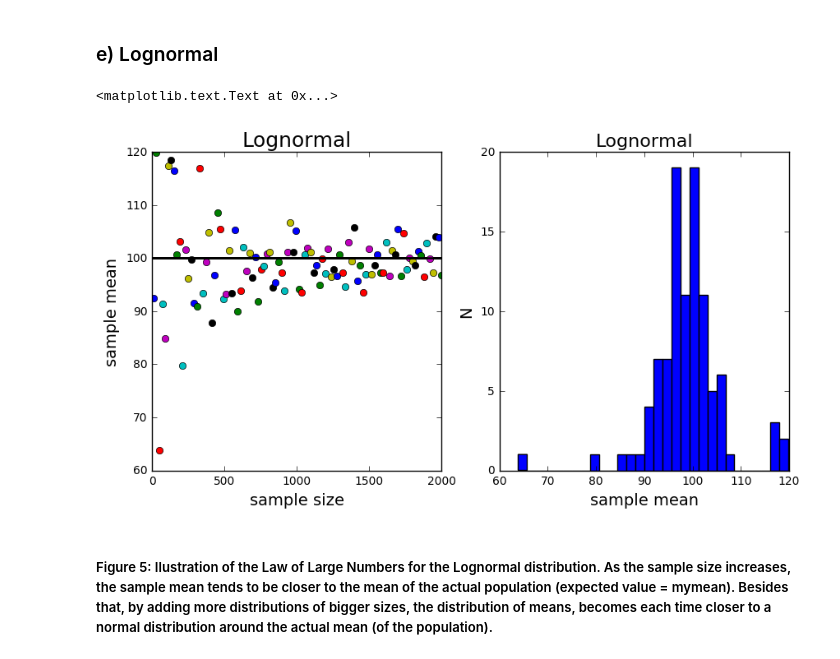
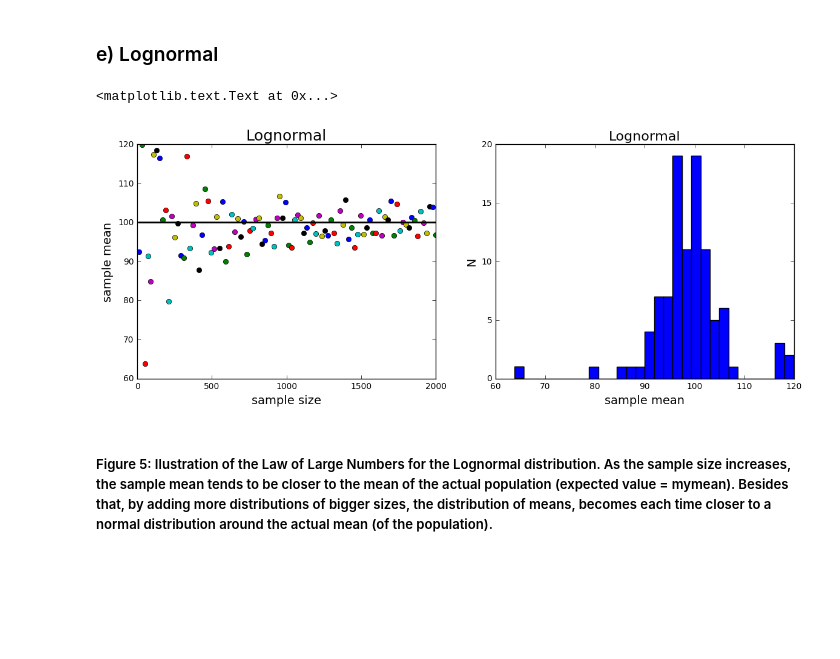
Before and after one commit to victorsette/PUI2016_vsg247, a Jupyter notebook: HW3_vsg247/HW3_1_vsg247.ipynb, the cells around one changed output. Cells and saved outputs as stored; diff of their text form; code cells hidden in the pictures; blank space fills up the shorter version.

```diff
--- a/HW3_vsg247/HW3_1_vsg247.ipynb
+++ b/HW3_vsg247/HW3_1_vsg247.ipynb
@@ -37,7 +37,7 @@ for n in mysize:
     md['chisq'][n] = np.random.chisquare(df, size = n)
 
 md['chisq']['means'] = {}
-axchisq_mu_n = pl.figure(figsize=(10,5)).add_subplot(121)
+axchisq_mu_n = pl.figure(figsize=(14,5)).add_subplot(121)
 
 for nn in mysize:
     md['chisq']['means'][nn] = md['chisq'][nn].mean()
@@ -52,7 +52,4 @@ count, bins, patches = pl.hist(md['chisq']['means'].values(),bins=30)
 pl.title('Chi squared', fontsize=16)
 pl.xlabel('sample mean', fontsize = 14)
 pl.ylabel('N', fontsize = 14)
-vmeans = np.array(md['chisq']['means'].values())
-y = max(count) * mlab.normpdf(bins, vmeans.mean(), vmeans.std())
-pl.plot(bins, y, 'r--')
 # %% [output]
@@ -83,7 +75,7 @@ for n in mysize:
     md['pois'][n] = np.random.poisson(lam, size = n)
 
 md['pois']['means'] = {}
-axpois_mu_n = pl.figure(figsize=(10,5)).add_subplot(121)
+axpois_mu_n = pl.figure(figsize=(14,5)).add_subplot(121)
 
 for nn in mysize:
     md['pois']['means'][nn] = md['pois'][nn].mean()
@@ -123,7 +115,7 @@ for n in mysize:
     md['gaus'][n] = np.random.normal(mu, sigma, size = n)
 
 md['gaus']['means'] = {}
-axgaus_mu_n = pl.figure(figsize=(10,5)).add_subplot(121)
+axgaus_mu_n = pl.figure(figsize=(14,5)).add_subplot(121)
 
 for nn in mysize:
     md['gaus']['means'][nn] = md['gaus'][nn].mean()
@@ -165,7 +157,7 @@ for n in mysize:
     md['binomial'][n] = np.random.binomial(trials, p, size = n)
 
 md['binomial']['means'] = {}
-axbinom_mu_n = pl.figure(figsize=(10,5)).add_subplot(121)
+axbinom_mu_n = pl.figure(figsize=(14,5)).add_subplot(121)
 
 for nn in mysize:
     md['binomial']['means'][nn] = md['binomial'][nn].mean()
@@ -198,34 +190,34 @@ np.random.seed(247)
 # the mean of the distribution is given by mean = exp(mu + (sigma^2)/2).
 # Therefore, in order to generate a distribution with mean = 100,
 # we need to make sure that exp(mu)*exp(sigma^2/2) = 100, for example:
 mu = np.log(50)                # exp(mu) = 50
 sigma = (2*np.log(2))**0.5     # exp(sigma^2/2) = 2
 
 # creating 100 lognormal distributions with sizes between 10 and 2000
 mysize = np.linspace(11, 2000, 100).astype(int)
 
 md['lnormal'] = {}
 for n in mysize:
     md['lnormal'][n] = np.random.lognormal(mu, sigma, size = n)
 
 md['lnormal']['means'] = {}
-axlnorm_mu_n = pl.figure(figsize=(10,5)).add_subplot(121)
+axlnorm_mu_n = pl.figure(figsize=(14,5)).add_subplot(121)
 
 for nn in mysize:
     md['lnormal']['means'][nn] = md['lnormal'][nn].mean()
     axlnorm_mu_n.plot(nn, md['lnormal']['means'][nn], 'o')
     axlnorm_mu_n.set_xlabel('sample size', fontsize=14)
     axlnorm_mu_n.set_ylabel('sample mean', fontsize=14)
     axlnorm_mu_n.set_title('Lognormal', fontsize=18)
     axlnorm_mu_n.plot([min(mysize), max(mysize)], [mymean, mymean], 'k')
 
 pl.subplot(122)
 pl.hist(md['lnormal']['means'].values(),bins=30)
 pl.title('Lognormal', fontsize=16)
 pl.xlabel('sample mean', fontsize = 14)
 pl.ylabel('N', fontsize = 14)
 # %% [output]
 <matplotlib.text.Text at 0x...>
-[figure, old version]
+[figure, new version]
 # %% [markdown]
 ##### Figure 5: Ilustration of the Law of Large Numbers for the Lognormal distribution. As the sample size increases, the sample mean tends to be closer to the mean of the actual population (expected value = mymean). Besides that, by adding more distributions of bigger sizes, the distribution of means, becomes each time closer to a normal distribution around the actual mean (of the population).
```
Also changed, not shown: parts of 5 cells of this notebook.
